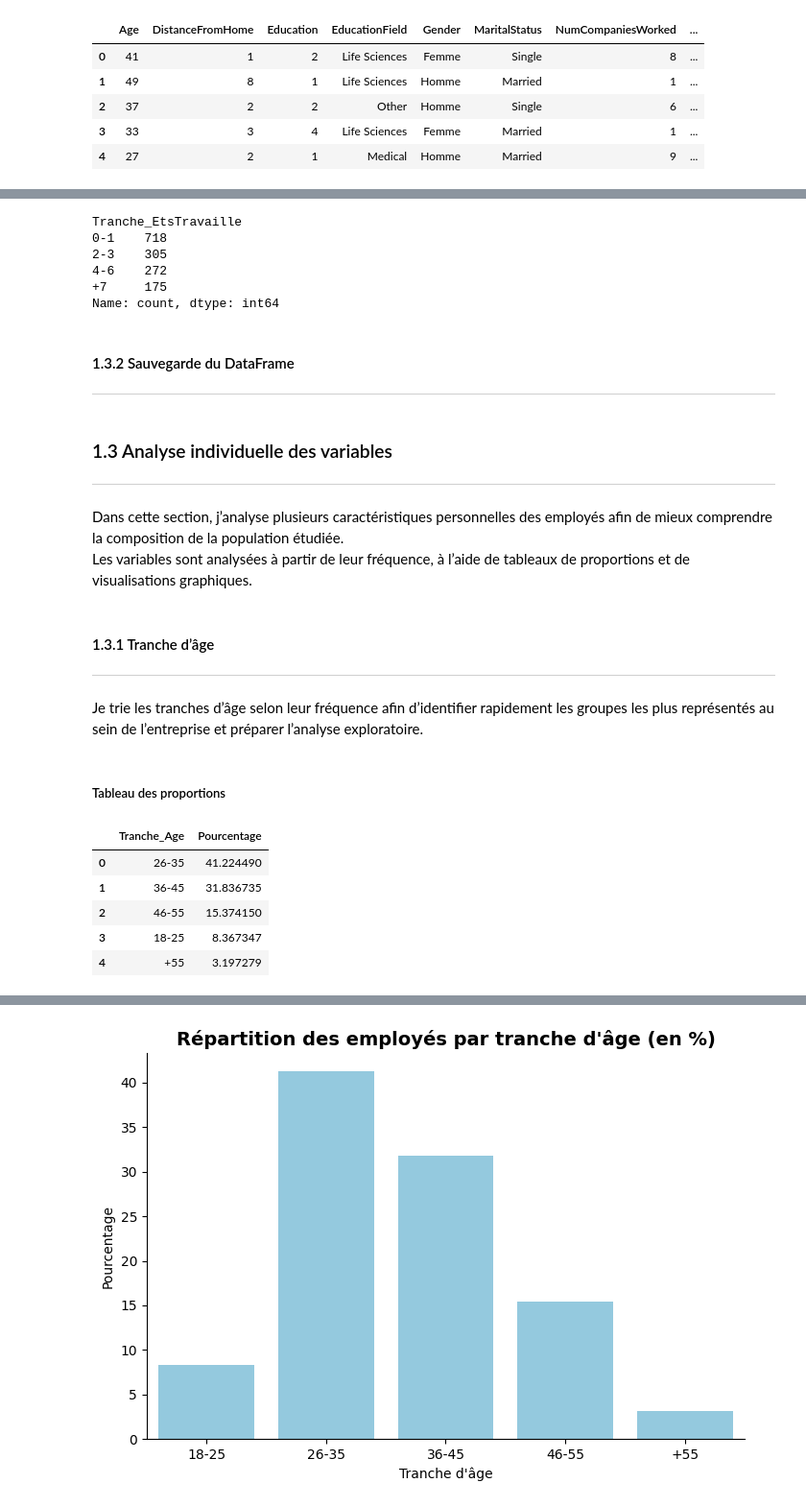
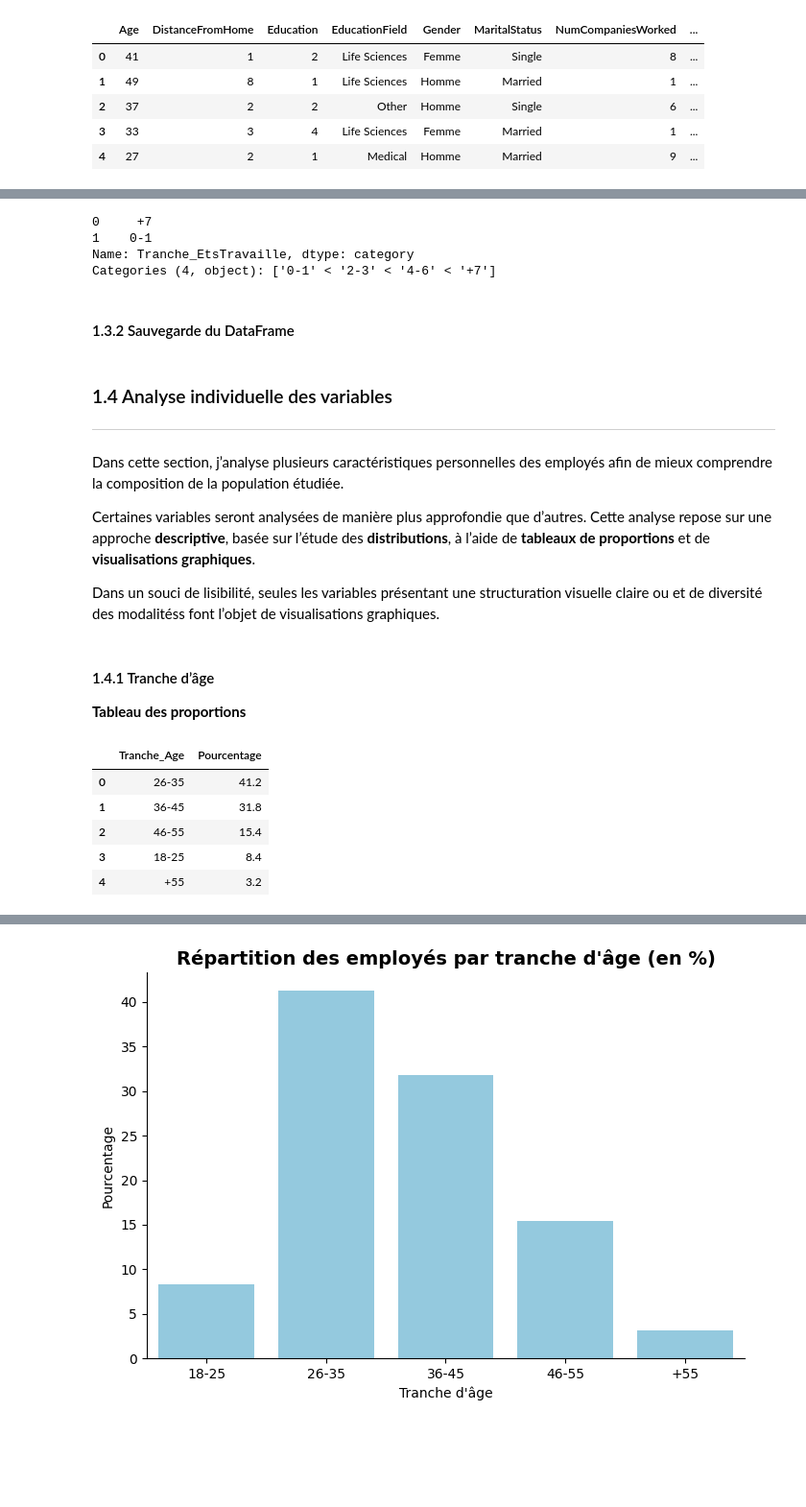
Before and after one commit to Kemuri15/employee-attrition-analysis, a Jupyter notebook: notebooks/03_axe_1_vie_personnelle.ipynb, the cells around one changed output, grey strips where cells are left out. Shown at 96% size. Drawn from its saved outputs; the diff is of its cells as text; code cells hidden in the pictures; blank space fills up the shorter version.

```diff
--- a/notebooks/03_axe_1_vie_personnelle.ipynb
+++ b/notebooks/03_axe_1_vie_personnelle.ipynb
@@ -119,13 +146,12 @@ Ces catégories permettent d’identifier plus facilement d’éventuelles relat
 # %%
 # Creation des regroupement
 
-df_vie_perso['Tranche_Distance'] = pd.cut(
-    df_vie_perso['DistanceFromHome'],
+df_conditions_personnelles['Tranche_Distance'] = pd.cut(
+    df_conditions_personnelles['DistanceFromHome'],
     bins = [0, 5, 10, 20, 30],
     labels= ["1-5", "6-10", "11-20", ">20"],
     include_lowest=True,
-    ordered=True
-)
+    ordered=True)
 
-df_vie_perso["Tranche_Distance"].value_counts()
+df_conditions_personnelles["Tranche_Distance"].head(2)
 # %% [output]
@@ -146,11 +170,10 @@ niveau_education = {
     2 : 'College',
     3 : 'Bachelor',
     4 : 'Master',
-    5 : 'Doctor'
-    }
+    5 : 'Doctor'}
 
-df_vie_perso["NiveauEducation"] = df_vie_perso['Education'].replace(niveau_education)
-df_vie_perso.head()
+df_conditions_personnelles["Education_label"] = df_conditions_personnelles['Education'].replace(niveau_education)
+df_conditions_personnelles.head()
 # %% [output]
 |  | Age | DistanceFromHome | Education | EducationField | Gender | MaritalStatus | NumCompaniesWorked | ... |
 | 0 | 41 | 1 | 2 | Life Sciences | Female | Single | 8 | ... |
@@ -163,11 +187,9 @@ df_vie_perso.head()
 La variable `Gender` utilise des codes bruts (`Male`, `Female`).
 Je les remplace par des libellés plus explicites (*Homme* et *Femme*) afin d'améliorer la lisibilité et la cohérence du jeu de données.
 # %%
-df_vie_perso["Gender"] = df_vie_perso["Gender"].replace({
-    "Male": "Homme",
-    "Female": "Femme"
-})
-df_vie_perso.head()
+df_conditions_personnelles["Gender"] = df_conditions_personnelles["Gender"].replace({"Male": "Homme","Female": "Femme"})
+
+df_conditions_personnelles.head()
 # %% [output]
 |  | Age | DistanceFromHome | Education | EducationField | Gender | MaritalStatus | NumCompaniesWorked | ... |
 | 0 | 41 | 1 | 2 | Life Sciences | Femme | Single | 8 | ... |
@@ -187,23 +209,20 @@ Pour faciliter l’analyse exploratoire et rendre les visualisations plus lisibl
 
 Ces catégories permettent d’identifier plus facilement d’éventuelles relations entre le nombre d’entreprises précédemment travaillées et l’attrition.
 # %%
-df_vie_perso['Tranche_EtsTravaille'] = pd.cut(
-    df_vie_perso['NumCompaniesWorked'],
+df_conditions_personnelles['Tranche_EtsTravaille'] = pd.cut(
+    df_conditions_personnelles['NumCompaniesWorked'],
     bins= [0, 1, 3, 6, 10],
     labels= ["0-1", "2-3", "4-6", "+7"],
     ordered=True,
     include_lowest=True
 )
 
-df_vie_perso["Tranche_EtsTravaille"].value_counts()
+df_conditions_personnelles["Tranche_EtsTravaille"].head(2)
 # %% [output]
-Tranche_EtsTravaille
-0-1    718
-2-3    305
-4-6    272
-+7     175
-Name: count, dtype: int64
+0     +7
+1    0-1
+Name: Tranche_EtsTravaille, dtype: category
+Categories (4, object): ['0-1' < '2-3' < '4-6' < '+7']
 # %% [markdown]
 #### 1.3.2 Sauvegarde du DataFrame
----
 # %%
@@ -212,27 +231,26 @@ df_vie_perso.to_parquet(
     index=False)
 # %% [markdown]
-### 1.3  Analyse individuelle des variables
+### 1.4 Analyse individuelle des variables
 ---
 Dans cette section, j’analyse plusieurs caractéristiques personnelles des employés afin de mieux comprendre la composition de la population étudiée.
-Les variables sont analysées à partir de leur fréquence, à l’aide de tableaux de proportions et de visualisations graphiques.
+
+Certaines variables seront analysées de manière plus approfondie que d’autres.
+Cette analyse repose sur une approche **descriptive**, basée sur l’étude des **distributions**, à l’aide de **tableaux de proportions** et de **visualisations graphiques**.
+
+Dans un souci de lisibilité, seules les variables présentant une structuration visuelle claire ou et de diversité des modalitéss  font l’objet de visualisations graphiques.
 # %% [markdown]
-#### 1.3.1 Tranche d’âge
----
-Je trie les tranches d’âge selon leur fréquence afin d’identifier rapidement les groupes les plus représentés au sein de l’entreprise et préparer l’analyse exploratoire.
+#### 1.4.1 Tranche d’âge
+
+**Tableau des proportions**
-# %% [markdown]
-##### Tableau des proportions
 # %%
 
-age = df_vie_perso["Tranche_Age"].value_counts(normalize=True).sort_values(ascending=False)*100
-
-df_age = age.reset_index()
-df_age.columns = ["Tranche_Age" , 'Pourcentage']
-df_age
+age_count = value_counts_percent(df_conditions_personnelles["Tranche_Age"])
+age_count
 # %% [output]
 |  | Tranche_Age | Pourcentage |
-| 0 | 26-35 | 41.224490 |
-| 1 | 36-45 | 31.836735 |
-| 2 | 46-55 | 15.374150 |
-| 3 | 18-25 | 8.367347 |
-| 4 | +55 | 3.197279 |
+| 0 | 26-35 | 41.2 |
+| 1 | 36-45 | 31.8 |
+| 2 | 46-55 | 15.4 |
+| 3 | 18-25 | 8.4 |
+| 4 | +55 | 3.2 |
 # %% [markdown]
```
Also changed, not shown: parts of 19 cells of this notebook, 5 other files.
